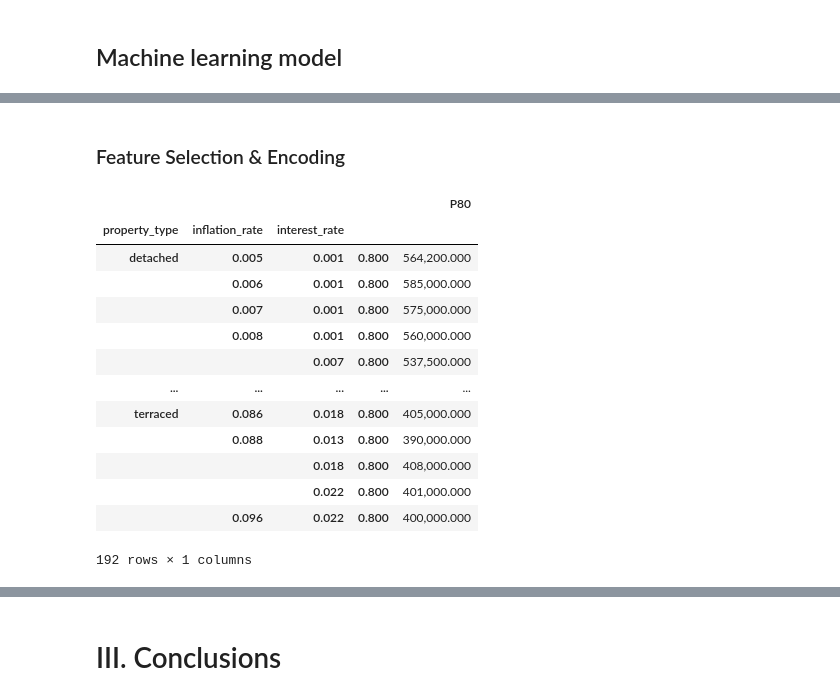
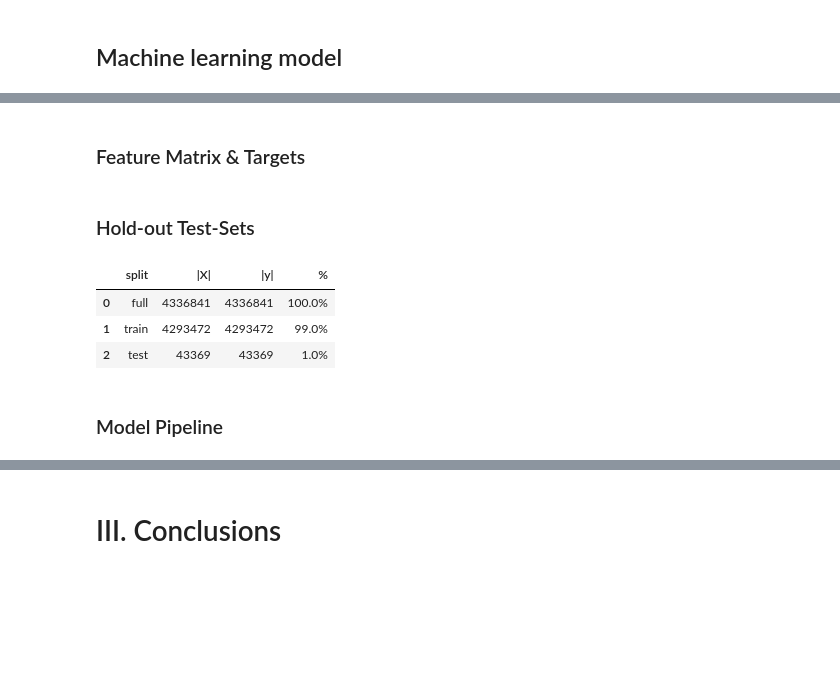
Before and after one commit to hudsonmendes/uolondon-cm3005-dsc, a Jupyter notebook: report.ipynb, the cells around one changed output, grey strips where cells are left out. Cells and saved outputs as stored; diff of their text form; code cells hidden in the pictures; blank space fills up the shorter version.

```diff
--- a/report.ipynb
+++ b/report.ipynb
@@ -494,26 +470,41 @@ df.sample(n=5)
+# %% [markdown]
+### Feature Matrix & Targets
 # %%
 X, y = df[df.columns[:-1]], df[df.columns[-1]]
-# %% [markdown]
-### Feature Selection & Encoding
-# %%
-(df
-    .groupby(["property_type", "inflation_rate", "interest_rate"])[["price"]]
-    .quantile([0.8])
-    .dropna()
-    .rename(columns={"price": "P80"}))
-# %% [output]
-|  |  |  |  | P80 |
-| property_type | inflation_rate | interest_rate |  |  |
-| detached | 0.005 | 0.001 | 0.800 | 564,200.000 |
-|  | 0.006 | 0.001 | 0.800 | 585,000.000 |
-|  | 0.007 | 0.001 | 0.800 | 575,000.000 |
-|  | 0.008 | 0.001 | 0.800 | 560,000.000 |
-|  |  | 0.007 | 0.800 | 537,500.000 |
-| ... | ... | ... | ... | ... |
-| terraced | 0.086 | 0.018 | 0.800 | 405,000.000 |
-|  | 0.088 | 0.013 | 0.800 | 390,000.000 |
-|  |  | 0.018 | 0.800 | 408,000.000 |
-|  |  | 0.022 | 0.800 | 401,000.000 |
-|  | 0.096 | 0.022 | 0.800 | 400,000.000 |
-192 rows × 1 columns
+# %% [markdown]
+### Hold-out Test-Sets
+# %%
+from typing import Tuple
+from sklearn.model_selection import train_test_split
+
+
+def produce_split_summary(
+    X_split: pd.DataFrame, y_split: pd.DataFrame, name: str, total: int
+) -> Tuple[str, int, int, str]:
+    return (
+        name,
+        X_split.shape[0],
+        y_split.shape[0],
+        "{:.1f}%".format(100.0 * X_split.shape[0] / total),
+    )
+
+
+r = 42
+train_size = 0.99
+X1, X2, y1, y2 = train_test_split(X, y, train_size=train_size, random_state=r)
+pd.DataFrame(
+    [
+        produce_split_summary(X, y, "full", total=X.shape[0]),
+        produce_split_summary(X1, y1, "train", total=X.shape[0]),
+        produce_split_summary(X2, y2, "test", total=X.shape[0]),
+    ],
+    columns=["split", "|X|", "|y|", "%"],
+)
+# %% [output]
+|  | split | |X| | |y| | % |
+| 0 | full | 4336841 | 4336841 | 100.0% |
+| 1 | train | 4293472 | 4293472 | 99.0% |
+| 2 | test | 43369 | 43369 | 1.0% |
+# %% [markdown]
+### Model Pipeline
 # %%
```
Also changed, not shown: parts of 16 cells of this notebook.
